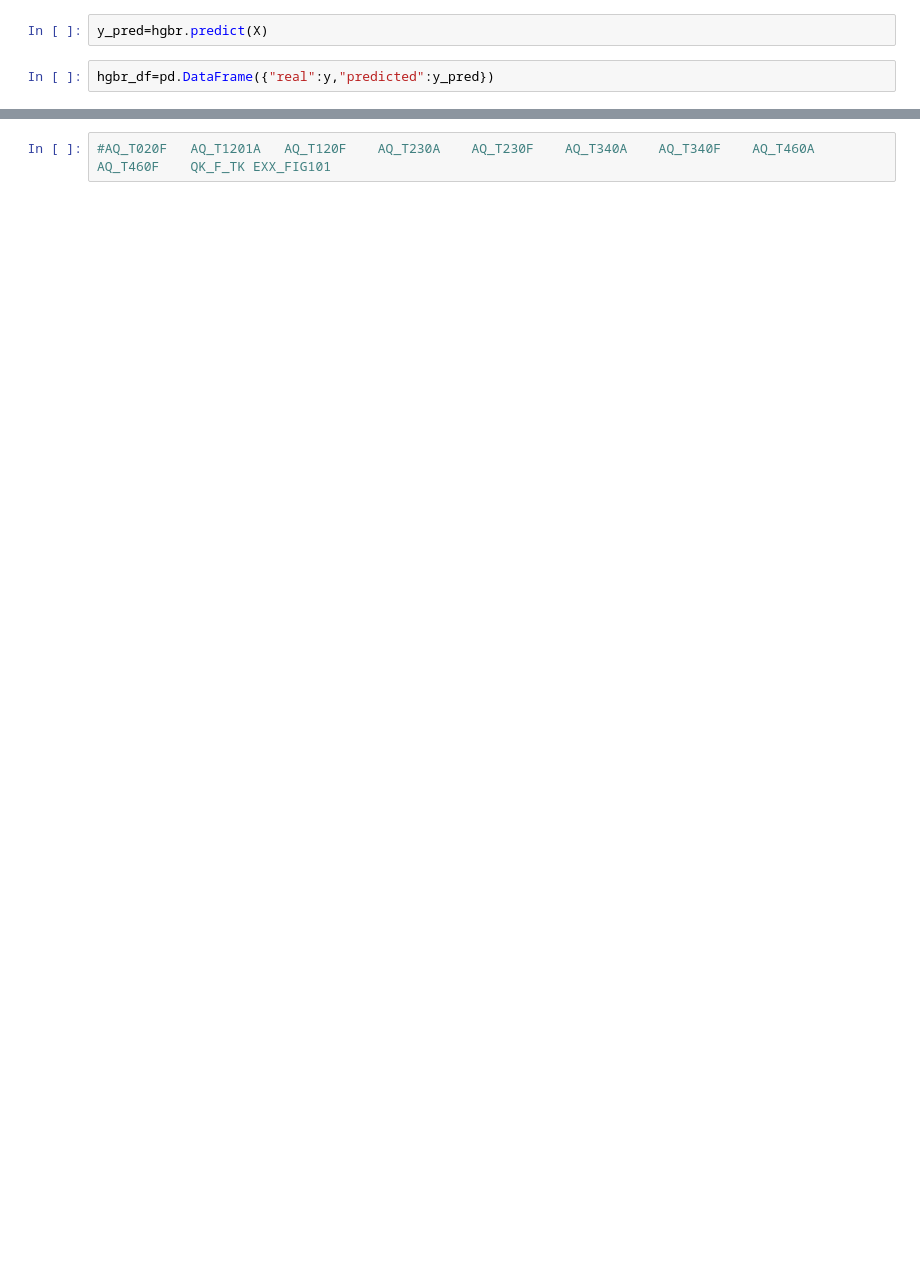
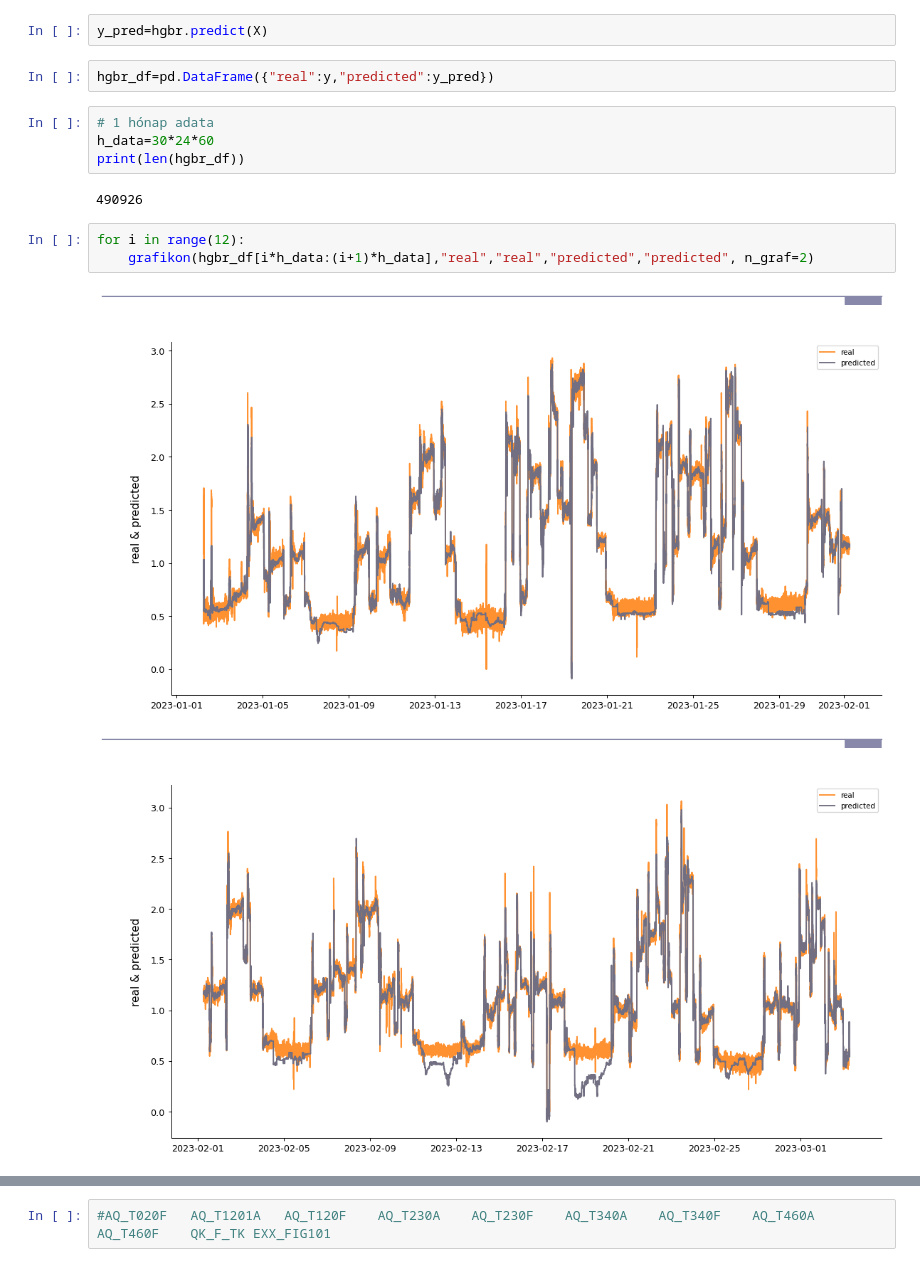
Before and after one commit to sipocz/I4_0, a Jupyter notebook: SolventRecovery_model.ipynb, the cells around one changed output, grey strips where cells are left out. Saved outputs shown, nothing was run; the diff lists cells and outputs as text; blank space fills up the shorter version.

```diff
--- a/SolventRecovery_model.ipynb
+++ b/SolventRecovery_model.ipynb
@@ -125,3 +129,15 @@ hgbr.fit(X_train,y_train)
 y_pred=hgbr.predict(X)
 # %%
 hgbr_df=pd.DataFrame({"real":y,"predicted":y_pred})
+# %%
+# 1 hónap adata
+h_data=30*24*60
+print(len(hgbr_df))
+# %% [output]
+490926
+# %%
+for i in range(12):
+    grafikon(hgbr_df[i*h_data:(i+1)*h_data],"real","real","predicted","predicted", n_graf=2)
+# %% [output]
+[figure, added]
+[figure, added]
```
Also changed, not shown: parts of 14 cells of this notebook.
